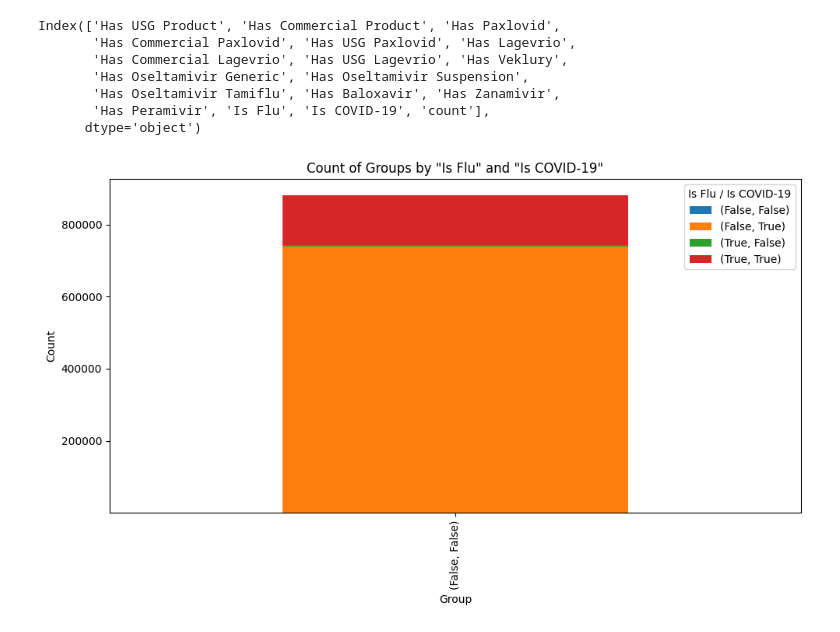
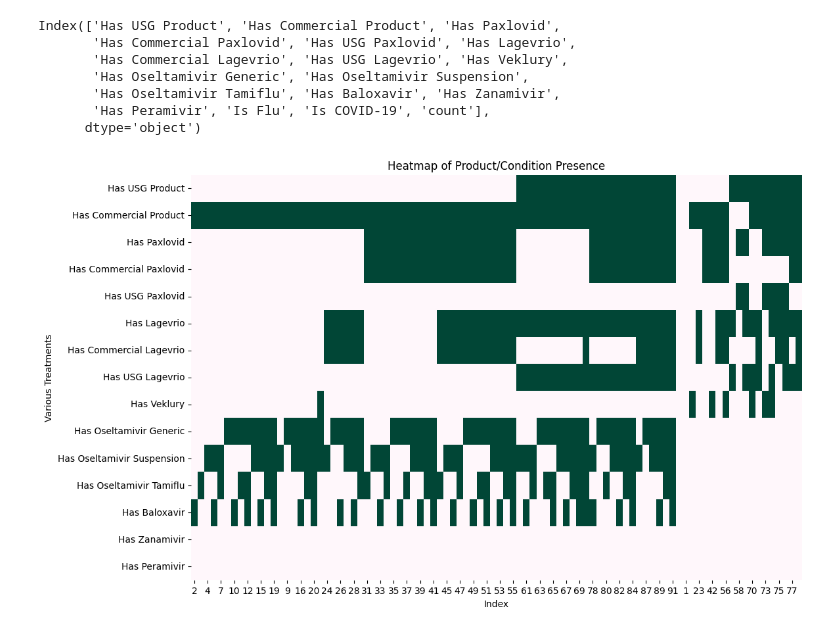
Before and after one commit to luckycarms/music_audio, a Jupyter notebook: ASPR/ASPR.ipynb, the cells around one changed output. Saved outputs shown, nothing was run; the diff lists cells and outputs as text; code cells hidden in the pictures.

```diff
--- a/ASPR/ASPR.ipynb
+++ b/ASPR/ASPR.ipynb
@@ -137,8 +138,7 @@ aspr_grouped = aspr.groupby(['Has USG Product',
        'Has USG Paxlovid', 'Has Lagevrio', 'Has Commercial Lagevrio',
        'Has USG Lagevrio', 'Has Veklury', 'Has Oseltamivir Generic',
        'Has Oseltamivir Suspension', 'Has Oseltamivir Tamiflu',
-       'Has Baloxavir', 'Has Zanamivir', 'Has Peramivir','Is Flu',
-       'Is COVID-19'])
+       'Has Baloxavir', 'Has Zanamivir', 'Has Peramivir', 'Is Flu', 'Is COVID-19'])
 
 # Perform an aggregation (e.g., count occurrences of each group)
 aggregated_data = aspr_grouped.size().reset_index(name='count')
@@ -148,4 +148,4 @@ aggregated_data = aspr_grouped.size().reset_index(name='count')
 sorted_data = aggregated_data.sort_values(by=['Is Flu', 'Is COVID-19'], ascending=[False, True])
 
 # Display the result
-print(sorted_data)
+#print(sorted_data)
@@ -224,47 +182,19 @@ Index(['Has USG Product', 'Has Commercial Product', 'Has Paxlovid',
        'Has Oseltamivir Tamiflu', 'Has Baloxavir', 'Has Zanamivir',
        'Has Peramivir', 'Is Flu', 'Is COVID-19', 'count'],
       dtype='object')
-# %%
-
-
-# Creating a function
-def plot_aspr():
-    # Ask the user to enter column names for 'cols_to_review'
-    user_input = input("Please enter one or more column names, separated by commas (e.g., 'Has USG Product, Has Commercial Product'): ")
-
-    # Split the input string into a list and strip any extra spaces
-    cols_to_review = [col.strip() for col in user_input.split(',')]
-
-    # Check if the DataFrame is not empty
-    if not sorted_data.empty:
-        # Pivot the data to make it suitable for plotting
-        try:
-            pivot_data = sorted_data.pivot_table(
-                index=cols_to_review,  # Pass as a list directly
-                columns=['Is Flu', 'Is COVID-19'],  # Plot categories based on these columns
-                values='count',  # We want to visualize the counts
-                aggfunc='sum',  # Sum if there are multiple entries
-                fill_value=0  # Fill missing values with 0
-            )
-
-            # Plotting a stacked bar chart
-            ax = pivot_data.plot(kind='bar', stacked=True, figsize=(10, 6))
-
-            # Add labels and title
-            plt.xlabel('Group')
-            plt.ylabel('Count')
-            plt.title('Count of Groups by "Is Flu" and "Is COVID-19"')
-            plt.legend(title='Is Flu / Is COVID-19')
-
-            # Display the plot
-            plt.tight_layout()  # Adjust layout for better spacing
-            plt.show()
-        except Exception as e:
-            print(f"Error while plotting: {e}")
-    else:
-        print("The DataFrame is empty. Please check your data.")
-
-# Call the function to plot
-plot_aspr()
-# %% [output]
-[figure, removed]
+# %%
+# Place all boolean columns in one spot
+boolean_cols = sorted_data.columns[:-3]
+
+# Converts True to value of 1 and Fals to value of 0
+sorted_data_boolean = sorted_data[boolean_cols].astype(int)
+
+# Create a heatmap
+plt.figure(figsize=(12, 8))
+sns.heatmap(sorted_data_boolean.T, cmap="PuBuGn", cbar=False, annot=False)
+plt.title('Heatmap of Product/Condition Presence')
+plt.xlabel('Index')
+plt.ylabel('Various Treatments')
+plt.show()
+# %% [output]
+[figure, added]
```
Also changed, not shown: parts of 10 cells of this notebook.
